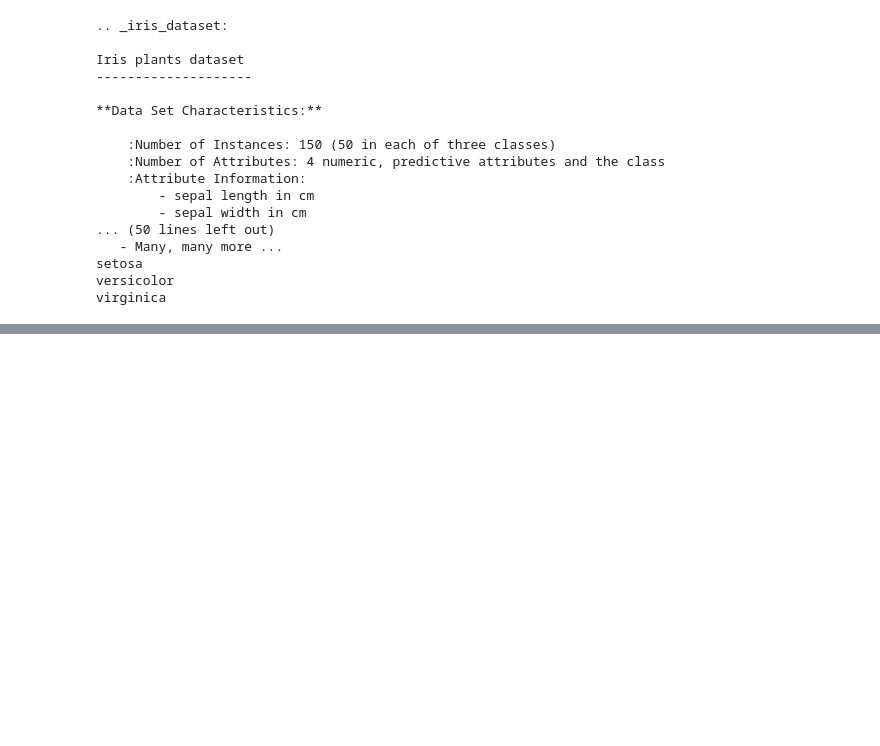
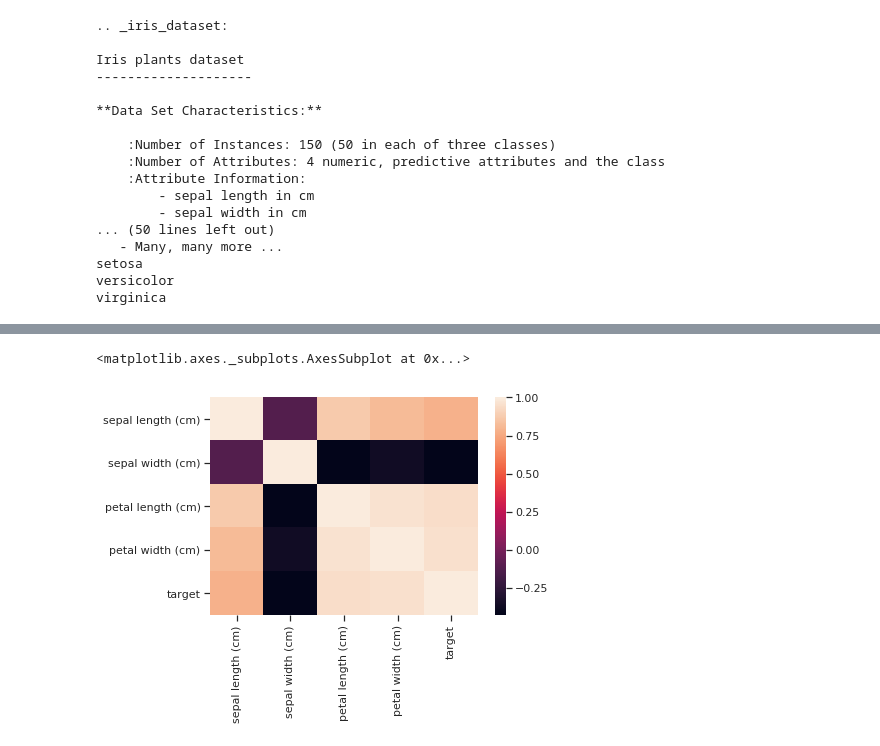
Before and after one commit to ksolosina/BCIT, a Jupyter notebook: ml1.ipynb, the cells around one changed output, grey strips where cells are left out. Saved outputs shown, nothing was run; the diff lists cells and outputs as text; code cells hidden in the pictures; blank space fills up the shorter version.

```diff
--- a/ml1.ipynb
+++ b/ml1.ipynb
@@ -41,0 +66,5 @@ virginica
+# %%
+sns.heatmap(df.corr())
+# %% [output]
+<matplotlib.axes._subplots.AxesSubplot at 0x...>
+[figure, added]
```
Also changed, not shown: parts of 4 cells of this notebook.
